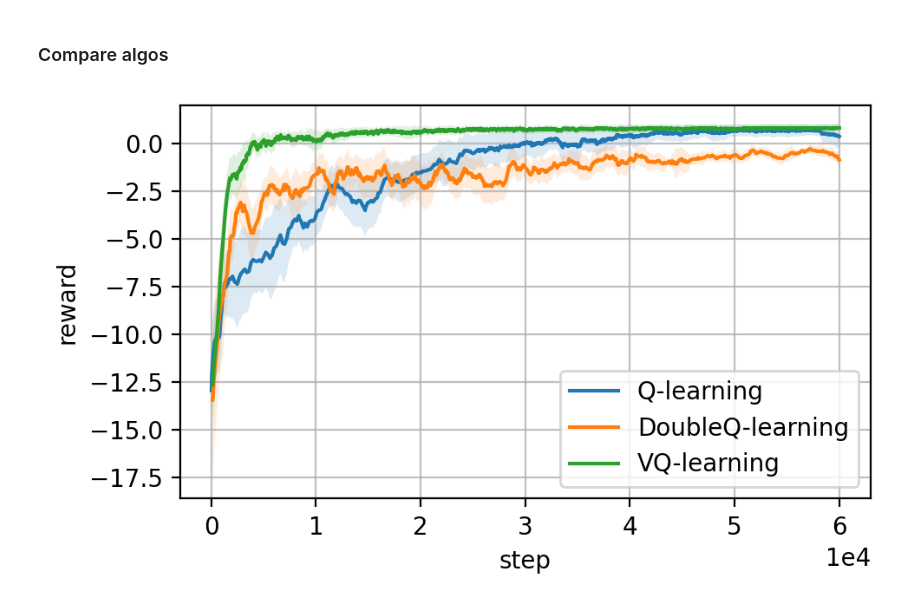
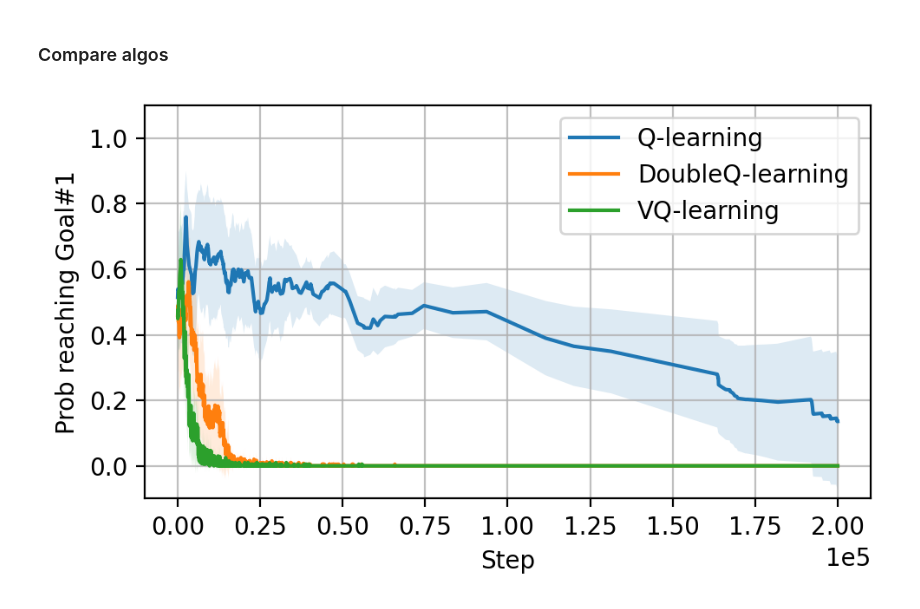
Before and after one commit to xy9485/gym-simplegrid, a Jupyter notebook: two_room.ipynb, the cells around one changed output. Drawn from its saved outputs; the diff is of its cells as text; code cells hidden in the pictures.

```diff
--- a/two_room.ipynb
+++ b/two_room.ipynb
@@ -794,3 +281,5 @@ log_dir
+# %%
+log_dir = 'results/2rooms_rwd0.1/VQ-learning/randinit1_eps0.5to0.0_decay0.99995_buffer1_1_is0.0_syncVQ0_repeat20_steps200000' + ""
 # %% [markdown]
 ### Plot Episodic Reward
 # %%
@@ -874,10 +371,15 @@ plot_metric(log_path, key_name, value_name, x_label, y_label, label_name=label_n
 # log_path = os.path.join(log_dir, "avg_meter.log")
 log_path = os.path.join(log_dir, "episodic.log")
 x_label = "step"
-# value_name = "max_VQ_diff"
-y_label = "reward"
+# y_label = "reward"
+# y_label = "maxQ"
+y_label = "reached_goal"
+# y_label = "len_episode"
+
+
+save_path = os.path.join(log_dir, f"step-{y_label}-allruns")
+
 smooth=10
-save_path = os.path.join(log_dir, "step-reward-allruns.png")
 
 last_idice = []
 for i in range(n_repeat):
@@ -934,8 +436,8 @@ plt.savefig(f"{save_path}.png")
 # %% [markdown]
 ### Compare algos
 # %%
-mode = "episodic" # or avg_meter
-
+mode = "episodic"
+# mode = "avg_meter"
 # [version 1]:
 # log_dir1 = "results/2rooms_randinit0_eps0.3to0.0_decay0.9998_buffer1_1_is0.0_syncVQ0_repeat5_steps30000"
 # log_dir2 = "results/2rooms_randinit0_eps0.3to0.0_decay0.9998_buffer1_1_is0.0_syncVQ0_repeat5_steps30000_QLearning"
@@ -956,49 +458,75 @@ mode = "episodic" # or avg_meter
 # value_name = y_label = "reward"
 # smooth=10
 
 
 # plot_metric(log_path1, key_name, value_name, x_label, y_label, label_name=curve_name1, interpolate=True, smooth=10, max_key=True, save_path=False)
 # plot_metric(log_path2, key_name, value_name, x_label, y_label, label_name=curve_name2, interpolate=True, smooth=10, max_key=True, save_path=save_path1)
 
 # [version 2]:
-log_dirs = {
-    # "Q-learning" : "results/2rooms_randinit0_eps0.3to0.0_decay0.9998_buffer1_1_is0.0_syncVQ0_repeat5_steps30000_QLearning",
-    "Q-learning": "results/2rooms/Q-learning/randinit1_eps0.3to0.0_decay0.99995_buffer1_1_is0.0_syncVQ0_repeat10_steps60000",
-    # "DoubleQ-learning" : 'results/2rooms/DoubleQ-learning/randinit1_eps0.3to0.0_decay0.99995_buffer1_1_is0.0_syncVQ0_repeat10_steps30000',
-    "DoubleQ-learning": "results/2rooms/DoubleQ-learning/randinit1_eps0.3to0.0_decay0.99995_buffer1_1_is0.0_syncVQ0_repeat10_steps60000",
-    # "VQ-learning" : "results/2rooms_randinit0_eps0.3to0.0_decay0.9998_buffer1_1_is0.0_syncVQ0_repeat5_steps30000",
-    "VQ-learning": 'results/2rooms/VQ-learning/randinit1_eps0.3to0.0_decay0.99995_buffer1_1_is0.0_syncVQ0_repeat10_steps60000'
-
-
-}
-
+# log_dirs = {
+#     # "Q-learning" : "results/2rooms_randinit0_eps0.3to0.0_decay0.9998_buffer1_1_is0.0_syncVQ0_repeat5_steps30000_QLearning",
+#     "Q-learning": "results/2rooms/Q-learning/randinit1_eps0.3to0.0_decay0.99995_buffer1_1_is0.0_syncVQ0_repeat10_steps60000",
+#     # "DoubleQ-learning" : 'results/2rooms/DoubleQ-learning/randinit1_eps0.3to0.0_decay0.99995_buffer1_1_is0.0_syncVQ0_repeat10_steps30000',
+#     "DoubleQ-learning": "results/2rooms/DoubleQ-learning/randinit1_eps0.3to0.0_decay0.99995_buffer1_1_is0.0_syncVQ0_repeat10_steps60000",
+#     # "VQ-learning" : "results/2rooms_randinit0_eps0.3to0.0_decay0.9998_buffer1_1_is0.0_syncVQ0_repeat5_steps30000",
+#     "VQ-learning": 'results/2rooms/VQ-learning/randinit1_eps0.3to0.0_decay0.99995_buffer1_1_is0.0_syncVQ0_repeat10_steps60000'
+# }
+# log_dirs = {
+#     "Q-learning": 'results/2rooms/Q-learning/randinit1_eps0.3to0.0_decay0.9999_buffer1_1_is0.0_syncVQ0_repeat20_steps60000',
+#     "DoubleQ-learning": 'results/2rooms/DoubleQ-learning/randinit1_eps0.3to0.0_decay0.9999_buffer1_1_is0.0_syncVQ0_repeat20_steps60000',
+#     "VQ-learning": 'results/2rooms/VQ-learning/randinit1_eps0.3to0.0_decay0.9999_buffer1_1_is0.0_syncVQ0_repeat20_steps60000'
+# }
+algos = ["Q-learning", "DoubleQ-learning", "VQ-learning"]
+dirs = [
+    'randinit1_eps0.5to0.0_decay0.99995_buffer1_1_is0.0_syncVQ0_repeat20_steps200000',
+    'randinit1_eps0.5to0.0_decay0.99995_buffer1_1_is0.0_syncVQ0_repeat20_steps200000',
+    'randinit1_eps0.5to0.0_decay0.99995_buffer1_1_is0.0_syncVQ0_repeat20_steps200000',
+]
+log_dirs = {}
+for algo, dir in zip(algos, dirs):
+    log_dirs[algo] = f"results/2rooms_rwd0.1/{algo}/{dir}"
 for i, (key, value) in enumerate(log_dirs.items()):
     if mode == "episodic":
         log_path = os.path.join(value, "episodic.log")
     else:
         log_path = os.path.join(value, "avg_meter.log")
-    save_path = os.path.join(value, "step-reward-compare-algos.png")
-    key_name = x_label = "step"
-    value_name = y_label = "reward"
+    key_name = "step"
+    x_label = "Step"
+    # value_name = y_label = "reward"
+    value_name = "reached_goal"
+    y_label = "Prob reaching Goal#1"
+    # value_name = y_label = "Q(s,a)"
     curve_name = key
-    if i == len(log_dirs) - 1:
-        plot_metric(log_path, key_name, value_name, x_label, y_label, label_name=curve_name, interpolate=True, smooth=10, max_key=True, save_path=save_path)
-    else:
-        plot_metric(log_path, key_name, value_name, x_label, y_label, label_name=curve_name, interpolate=True, smooth=10, max_key=True, save_path=False)
+    # save_path = os.path.join(value, f"step-{value_name}-acrossAlgos.png")
 
+    # if i == len(log_dirs) - 1:
+    #     plot_metric(log_path, key_name, value_name, x_label, y_label, label_name=curve_name, interpolate=True, smooth=10, max_key=True, save_path=save_path)
+    # else:
+    plot_metric(log_path, key_name, value_name, x_label, y_label, label_name=curve_name, interpolate=True, smooth=10, max_key=True, save_path=False)
+
+plt.ylim(-0.1, 1.1)
+plt.legend(loc="upper right", ncol=1)
+
+save_dir = os.path.join("results/2rooms_rwd0.1/compareAlgos/", dirs[-1]+"")
+save_path = os.path.join(save_dir, f"step-{value_name}-acrossAlgos")
+# create save_dir if not exists
+if not os.path.exists(save_dir):
+    os.makedirs(save_dir)
+if save_path:
+    plt.savefig(f"{save_path}")
 
 
 # log_dir = "results/2rooms_randinit0_eps0.3to0.0_decay0.9998_buffer1_1_is0.0_syncVQ0_repeat5_steps30000"
 # key_name = "step"
 # value_name = "reward"
 # # value_name = "maxQ"
 # x_label = key_name
 # y_label = value_name
 # label_name = algo_name
 # log_path = os.path.join(log_dir, "episodic.log")
 # print(log_path)
 # save_path = os.path.join(log_dir, "step-reward.png")
 # # log_path = os.path.join('results/2rooms_steps30000_alphaQ0.1', "episodic.log")
 # plot_metric(log_path, key_name, value_name, x_label, y_label, label_name=label_name, interpolate=True, smooth=10, max_key=True, save_path=False)
 # %% [output]
-[figure, old version]
+[figure, new version]
```
Also changed, not shown: parts of 17 cells of this notebook, 7 other files.
